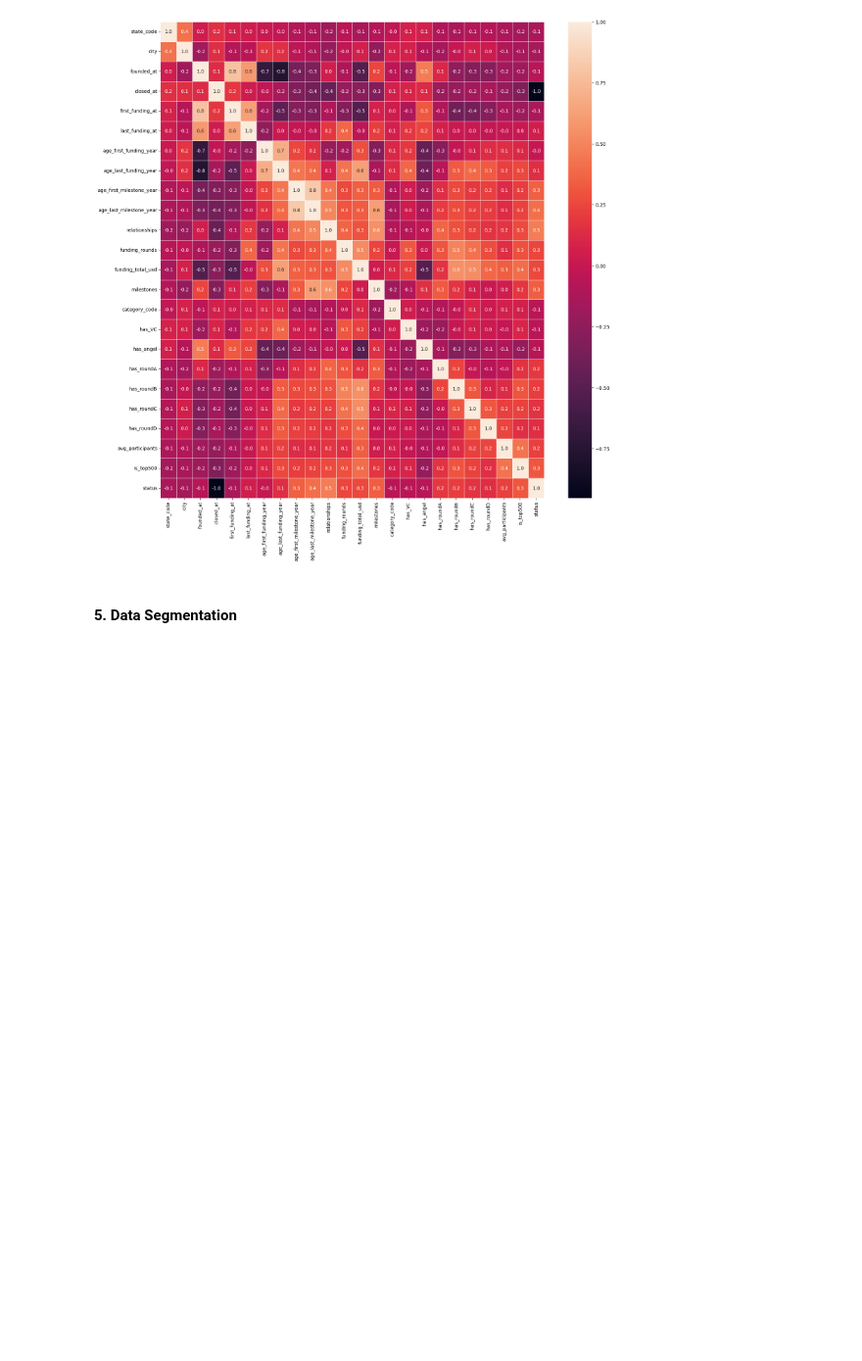
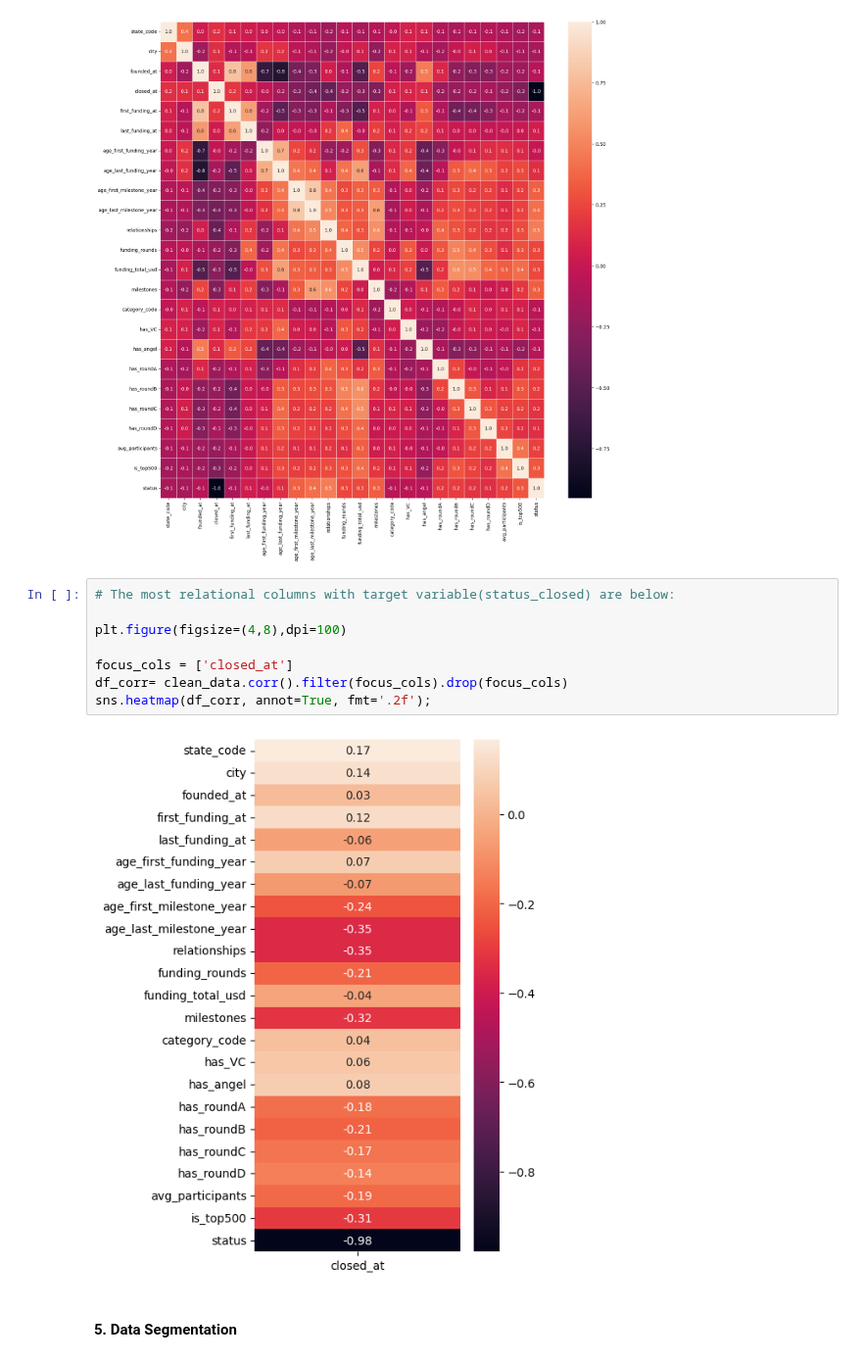
Before and after one commit to GabrielaArzateR/Predicting_startup_succes-, a Jupyter notebook: notebook/experimentation.ipynb, the cells around one changed output. Shown at 98% size. Drawn from its saved outputs; the diff is of its cells as text; blank space fills up the shorter version.

```diff
--- a/notebook/experimentation.ipynb
+++ b/notebook/experimentation.ipynb
@@ -625,6 +638,16 @@ numerical_column_names = clean_data.select_dtypes(numerics).columns
 draw_heatmap(numerical_df_1)
 # %% [output]
 [figure]
+# %%
+# The most relational columns with target variable(status_closed) are below:
+
+plt.figure(figsize=(4,8),dpi=100)
+
+focus_cols = ['closed_at']
+df_corr= clean_data.corr().filter(focus_cols).drop(focus_cols)
+sns.heatmap(df_corr, annot=True, fmt='.2f');
+# %% [output]
+[figure, added]
 # %% [markdown]
 #### 5. Data Segmentation
 # %% [markdown]
```
Also changed, not shown: parts of 1 cell of this notebook.
